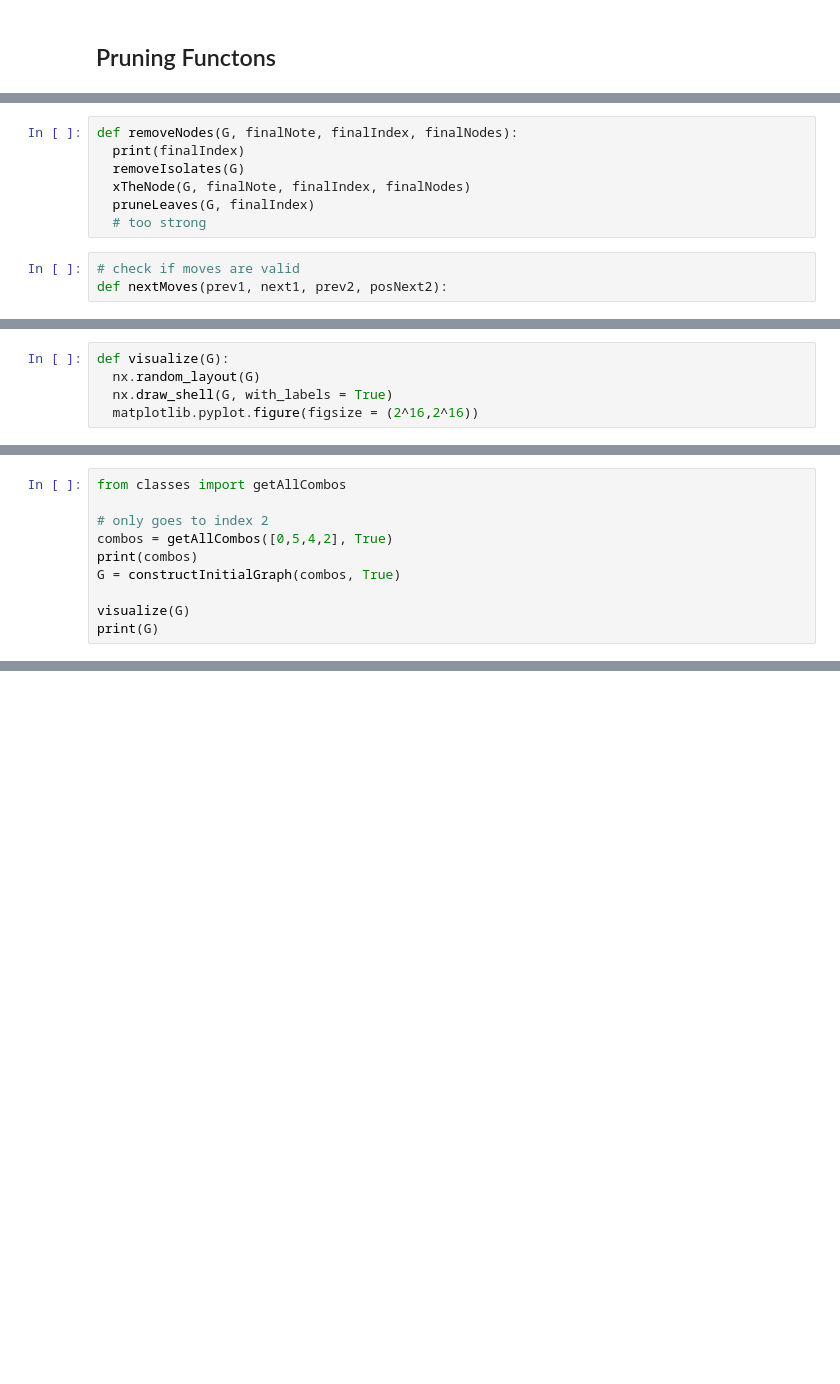
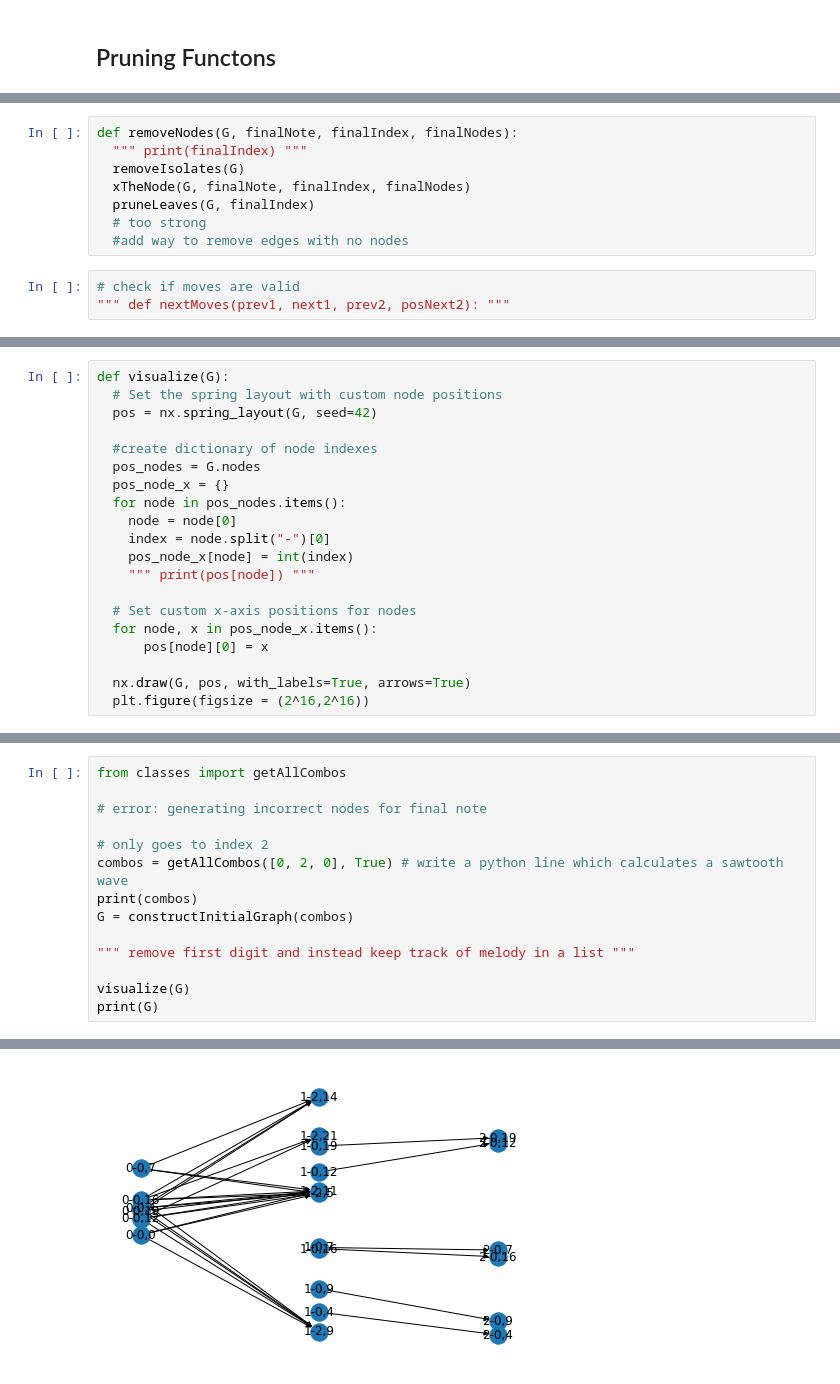
Before and after one commit to kainenw/counterpoint, a Jupyter notebook: graph.ipynb, the cells around one changed output, grey strips where cells are left out. Drawn from its saved outputs; the diff is of its cells as text; blank space fills up the shorter version.

Commit message:
refactor tone generation, matplotlib indexes, etc

```diff
--- a/graph.ipynb
+++ b/graph.ipynb
@@ -90,10 +96,11 @@ def pruneLeaves(G, finalIndex):
 # %%
 def removeNodes(G, finalNote, finalIndex, finalNodes):
-  print(finalIndex)
+  """ print(finalIndex) """
   removeIsolates(G)
   xTheNode(G, finalNote, finalIndex, finalNodes)
   pruneLeaves(G, finalIndex)
   # too strong
+  #add way to remove edges with no nodes
 # %%
 # check if moves are valid
-def nextMoves(prev1, next1, prev2, posNext2):
+""" def nextMoves(prev1, next1, prev2, posNext2): """
@@ -156,7 +192,22 @@ def constructInitialGraph(melodyData, willPrint = False):
 
   return G
-# %%
-def visualize(G):
-  nx.random_layout(G)
-  nx.draw_shell(G, with_labels = True)
-  matplotlib.pyplot.figure(figsize = (2^16,2^16))
+# %%
+def visualize(G):
+  # Set the spring layout with custom node positions
+  pos = nx.spring_layout(G, seed=42)
+
+  #create dictionary of node indexes
+  pos_nodes = G.nodes
+  pos_node_x = {}
+  for node in pos_nodes.items():
+    node = node[0]
+    index = node.split("-")[0]
+    pos_node_x[node] = int(index)
+    """ print(pos[node]) """
+
+  # Set custom x-axis positions for nodes
+  for node, x in pos_node_x.items():
+      pos[node][0] = x
+
+  nx.draw(G, pos, with_labels=True, arrows=True)
+  plt.figure(figsize = (2^16,2^16))
@@ -163,10 +252,15 @@ def visualize(G):
 # %%
 from classes import getAllCombos
 
+# error: generating incorrect nodes for final note
+
 # only goes to index 2
-combos = getAllCombos([0,5,4,2], True)
+combos = getAllCombos([0, 2, 0], True) # write a python line which calculates a sawtooth wave
 print(combos)
-G = constructInitialGraph(combos, True)
+G = constructInitialGraph(combos)
+
+""" remove first digit and instead keep track of melody in a list """
 
 visualize(G)
 print(G)
+# %% [output]
@@ -172,0 +272 @@ print(G)
+[figure, added]
```
Also changed, not shown: parts of 10 cells of this notebook, 6 other files.
